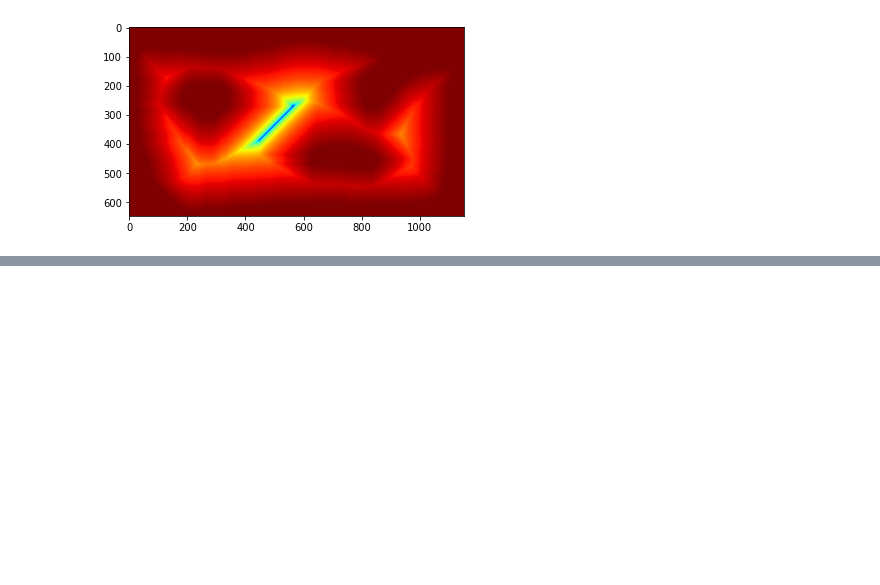
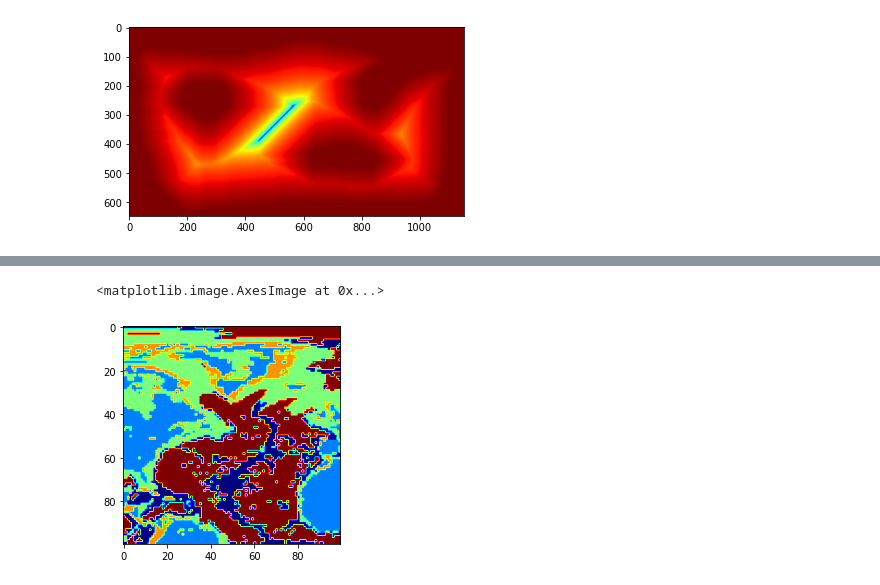
Before and after one commit to nico5655/OceanPSC, a Jupyter notebook: Untitled.ipynb, the cells around one changed output, grey strips where cells are left out. Saved outputs shown, nothing was run; the diff lists cells and outputs as text; code cells hidden in the pictures; blank space fills up the shorter version.

```diff
--- a/Untitled.ipynb
+++ b/Untitled.ipynb
@@ -336,0 +188,8 @@ array([0, 1, 1, 1, 0, 0, 1, 2, 0, 2])
+# %%
+filt=np.array([1,1,1,1])
+truc=clust.clusters(the_map,filt,nb_cluster=5)
+# %%
+plt.imshow(truc,cmap='jet')
+# %% [output]
+<matplotlib.image.AxesImage at 0x...>
+[figure, added]
```
Also changed, not shown: parts of 52 cells of this notebook, 8 other files.
